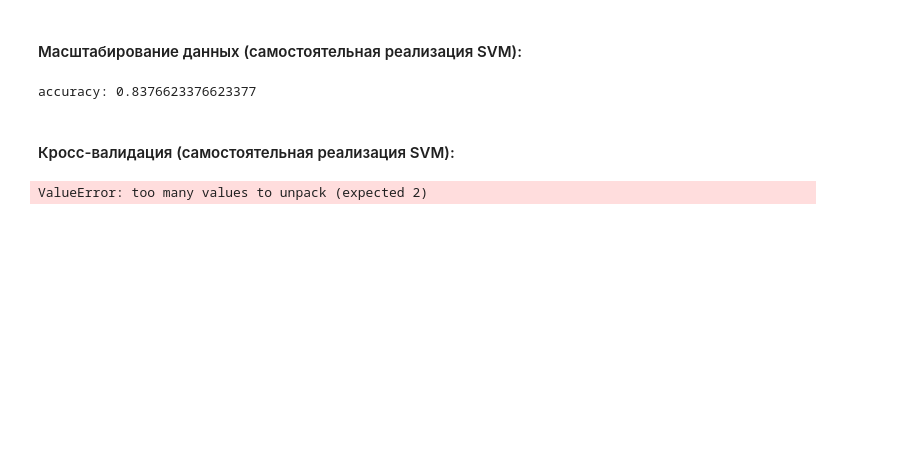
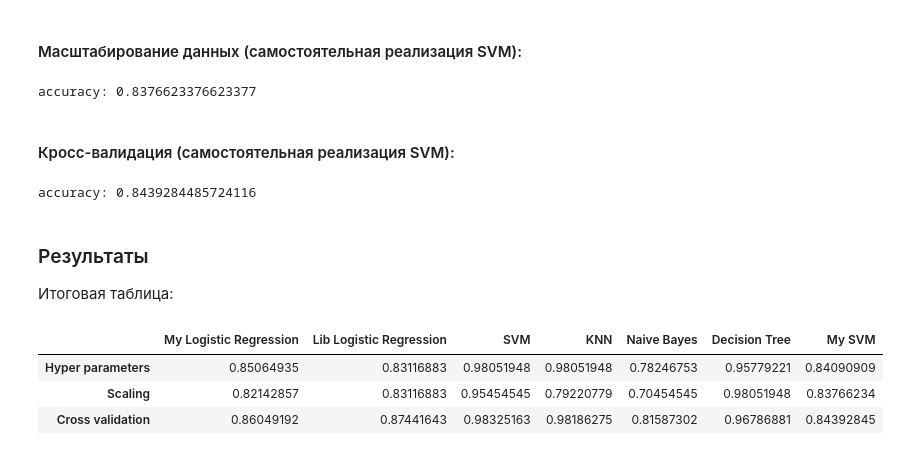
Before and after one commit to daniil-steperev/-SPBU-Machine-Learning-Homework, a Jupyter notebook: [Task2] Classification/Classification.ipynb, the cells around one changed output. Cells and saved outputs as stored; diff of their text form; code cells hidden in the pictures; blank space fills up the shorter version.

```diff
--- a/[Task2] Classification/Classification.ipynb
+++ b/[Task2] Classification/Classification.ipynb
@@ -1415,7 +1415,7 @@ for train_index, test_index in cv.split(x):
     y_train_tmp, y_test_tmp = y.iloc[train_index], y.iloc[test_index]
 
     model = SVMImpl(best_alpha, best_iterations)
-    model.fit(x_train_tmp, y_train_tmp)
+    model.fit(x_train_tmp.to_numpy(), y_train_tmp)
     y_pred_tmp = model.predict(x_test_tmp)
 
     accuracies.append(accuracy_score(y_test_tmp, y_pred_tmp))
@@ -1424,4 +1424,18 @@ svm_imp_cv_accuracy = np.mean(accuracies)
 
 print(f'accuracy: {svm_imp_cv_accuracy}')
 # %% [output]
-ValueError: too many values to unpack (expected 2)
+accuracy: 0.8439284485724116
+# %%
+result.insert(result.shape[1], 'My SVM',
+              [svm_impl_hyper_accuracy, svm_impl_scaled_accuracy, svm_imp_cv_accuracy], True)
+# %% [markdown]
+### Результаты
+
+Итоговая таблица:
+# %%
+result.style.format("{:.8f}")
+# %% [output]
+|  | My Logistic Regression | Lib Logistic Regression | SVM | KNN | Naive Bayes | Decision Tree | My SVM |
+| Hyper parameters | 0.85064935 | 0.83116883 | 0.98051948 | 0.98051948 | 0.78246753 | 0.95779221 | 0.84090909 |
+| Scaling | 0.82142857 | 0.83116883 | 0.95454545 | 0.79220779 | 0.70454545 | 0.98051948 | 0.83766234 |
+| Cross validation | 0.86049192 | 0.87441643 | 0.98325163 | 0.98186275 | 0.81587302 | 0.96786881 | 0.84392845 |
```
Also changed, not shown: parts of 11 cells of this notebook.
